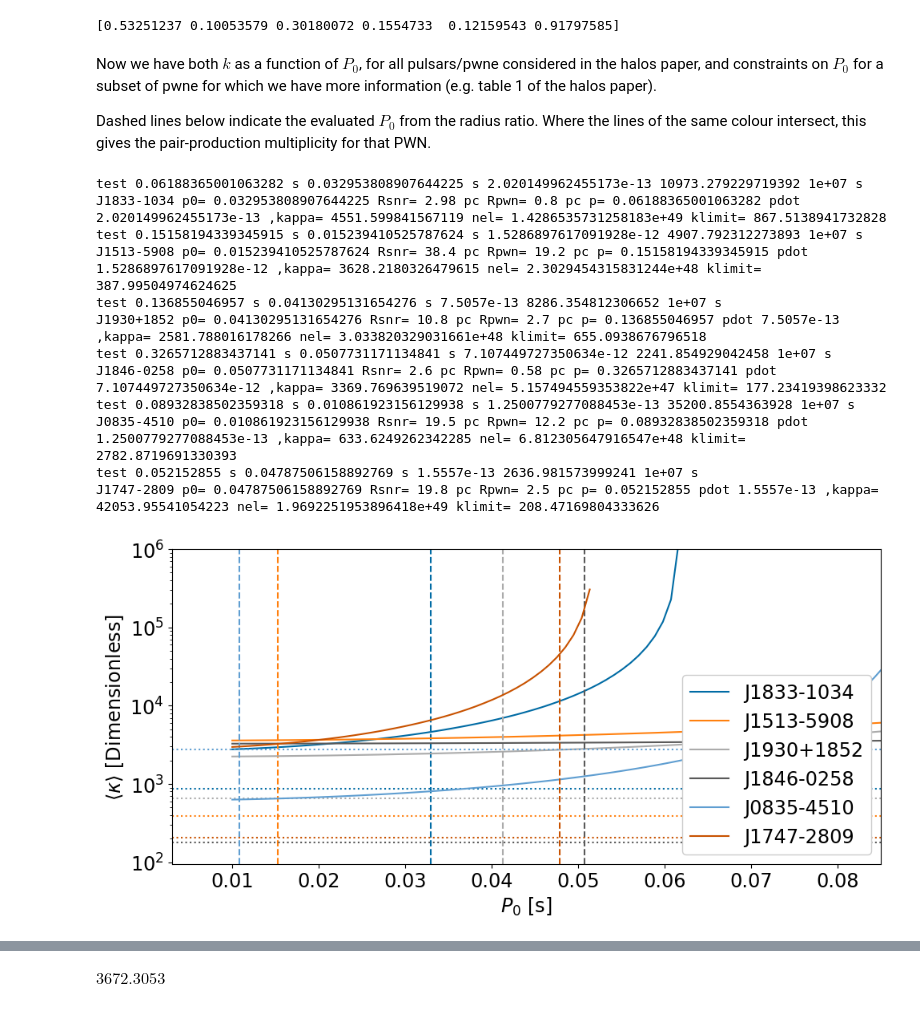
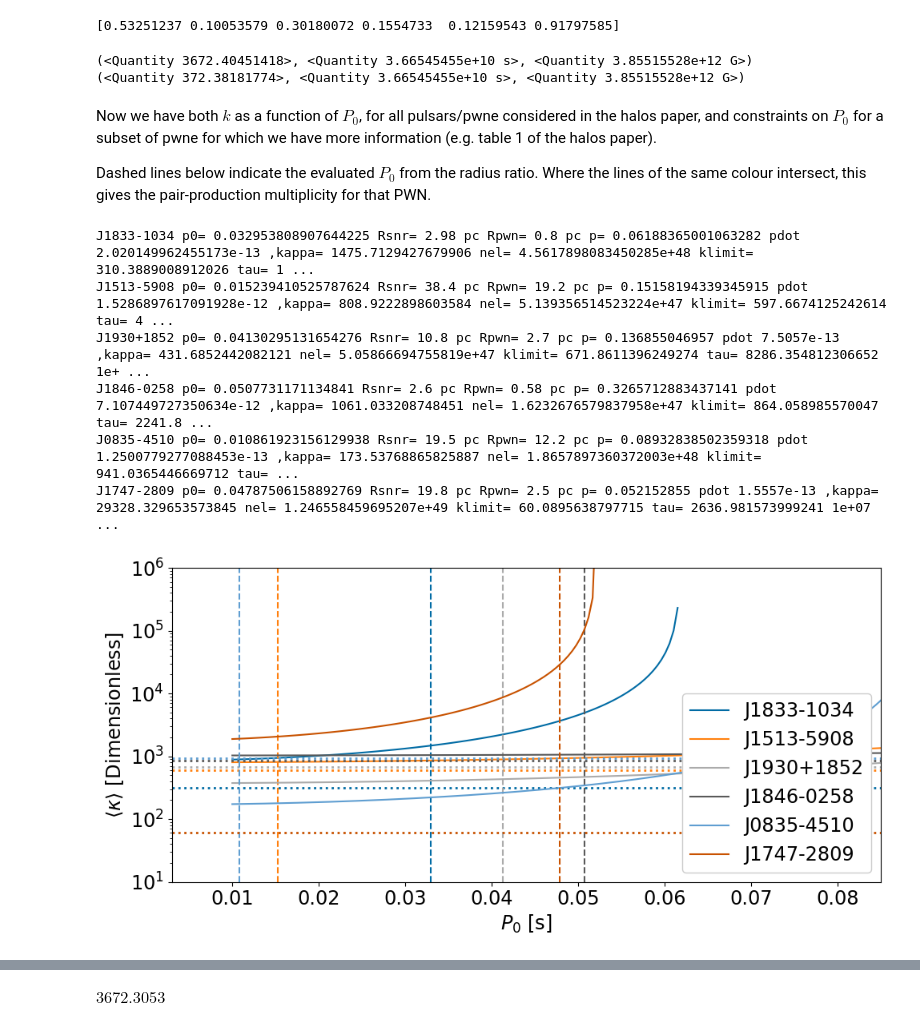
Before and after one commit to STSpencer/psrprops, a Jupyter notebook: PSR_PWN_Testing_giacintiedot.ipynb, the cells around one changed output, grey strips where cells are left out. Saved outputs shown, nothing was run; the diff lists cells and outputs as text; code cells hidden in the pictures.

```diff
--- a/PSR_PWN_Testing_giacintiedot.ipynb
+++ b/PSR_PWN_Testing_giacintiedot.ipynb
@@ -179,6 +179,6 @@ def age_p0(psr_period,psr_pdot,p0=0.01*u.s,n=3):
     return tau_age.to(u.yr)
 # %%
 #Range of initial spin periods
-test_p0 = np.linspace(0.01,0.15,150)*u.s
+test_p0 = np.linspace(0.01,0.15,300)*u.s
 print(test_p0)
 # %% [output]
@@ -367,62 +367,64 @@ print(P_0 / (Patnf*u.s))
 def calc_klimit(p,p0,pdot,ethreshold=3*u.PeV,n=3,eta=1,A56=1):
     ethreshold=ethreshold.to(u.eV)
     tau=(p/((n-1)*pdot))*(1-(p0/p)**(n-1))
-    print('test',p,p0,pdot,tau.to(10**7*u.s))
     t75=tau/(10**7.5*u.s)
     norm=1.2*10**20*u.eV
-    kappa=((ethreshold*t75)/(norm*eta*A56))*10**4
-    return kappa
+    Bp=3.2*10**19*np.sqrt(p.to(u.s).value*pdot.to(u.s/u.s).value)*u.G
+    B13=Bp/(10**13*u.G)
+    kappa=((ethreshold*t75*B13)/(norm*eta*A56))*10**4
+    return kappa, tau, Bp
+
+print(calc_klimit(0.033*u.s,0.005*u.s,(38*u.ns/u.day).to(u.s/u.s),eta=0.03042,n=3))
+print(calc_klimit(0.033*u.s,0.005*u.s,(38*u.ns/u.day).to(u.s/u.s),eta=0.1,n=3,ethreshold=1*u.PeV))
+# %% [output]
+(<Quantity 3672.40451418>, <Quantity 3.66545455e+10 s>, <Quantity 3.85515528e+12 G>)
+(<Quantity 372.38181774>, <Quantity 3.66545455e+10 s>, <Quantity 3.85515528e+12 G>)
 # %% [markdown]
 Now we have both $k$ as a function of $P_0$, for all pulsars/pwne considered in the halos paper, and constraints on $P_0$ for a subset of pwne for which we have more information (e.g. table 1 of the halos paper).
 
 Dashed lines below indicate the evaluated $P_0$ from the radius ratio.
 Where the lines of the same colour intersect, this gives the pair-production multiplicity for that PWN.
 # %%
+
 #Add these derived P0s to the plot above of k vs P0.
 fig=plt.figure(figsize=(10,5))
 for index in range(len(Ratnf)):#len(df)):
 
     i = np.where(atnf_names==Ratnf[index])[0][0]
     tau_p0 = age_p0(period_atnf[i],pdot_atnf[i],test_p0)
     ngj_p0 = calc_ngj(edot[i],tau_p0)
 
     k_p0 = Nel[i] / (2.*ngj_p0)
     mask = test_p0 < period_atnf[i]*u.s
-    klimit = calc_klimit(period_atnf[i]*u.s,P_0[index],pdot_atnf[i]*u.s/u.s)
-    print(Ratnf[index],'p0=',P_0[index].value,'Rsnr=',Rsnr[index],'Rpwn=',Rpwn[index],'p=',period_atnf[i],'pdot',pdot_atnf[i],',kappa=',k_p0[np.abs(P_0[index].value-test_p0[mask].value).argmin()],'nel=',Nel[i],'klimit=',klimit)
+    klimit, tau, Bp = calc_klimit(period_atnf[i]*u.s,P_0[index],pdot_atnf[i]*u.s/u.s, eta=1)
+    print(Ratnf[index],'p0=',P_0[index].value,'Rsnr=',Rsnr[index],'Rpwn=',Rpwn[index],'p=',period_atnf[i],'pdot',pdot_atnf[i],',kappa=',k_p0[np.abs(P_0[index].value-test_p0[mask].value).argmin()],'nel=',Nel[i],'klimit=',klimit,'tau=',tau.to(10**7*u.s),'B=',Bp.to(10**13*u.G))
     #print(Ratnf[index],"p=",period_atnf[i],'pdot',pdot_atnf[i],'nel',Nel[i],'tau',tau_p0)
     #if Ratnf[index]=='J0835-4510':
     #    p = plt.plot(test_p0[mask],k_p0[mask],label='Vela Pulsar aka '+str(Ratnf[index]))
     #elif Ratnf[index]=='J1513-5908':
     #    p = plt.plot(test_p0[mask],k_p0[mask],label='B1509-58 aka '+str(Ratnf[index]))
     #else:
     p = plt.plot(test_p0[mask],k_p0[mask],label=Ratnf[index])
     #plt.plot(0,klimit,marker='x',mfc=p[0].get_color(),markersize=14,clip_on=False)
-    plt.axhline(klimit,color=p[0].get_color(),linestyle='dotted')
+    plt.axhline(klimit,color=p[0].get_color(),linestyle='dotted',lw=2)
     plt.axvline(P_0[index].value,linestyle='--',color=p[0].get_color())
 
 plt.semilogy()
 #plt.ylim(100.,1e6)
 #plt.xlim(0.0,0.16)
 plt.ylabel(r"$\langle \kappa \rangle\ \mathrm{[Dimensionless]}$")
 plt.xlabel("$P_0\ \mathrm{[s]}$")
 #plt.axhline(y=2*c.m_p/c.m_e,color='k',linestyle=':',label='$2m_p/m_e$')
 plt.legend(ncols=1,loc=4,framealpha=1)
 plt.xlim(right=0.085)
-plt.ylim(top=1e6)
+plt.ylim(top=1e6,bottom=1e1)
 plt.tight_layout()
-plt.savefig('kappaplot.png',dpi=300)
+plt.savefig('kappaplot1.png',dpi=300)
 # %% [output]
-test 0.06188365001063282 s 0.032953808907644225 s 2.020149962455173e-13 10973.279229719392 1e+07 s
-J1833-1034 p0= 0.032953808907644225 Rsnr= 2.98 pc Rpwn= 0.8 pc p= 0.06188365001063282 pdot 2.020149962455173e-13 ,kappa= 4551.599841567119 nel= 1.4286535731258183e+49 klimit= 867.5138941732828
-test 0.15158194339345915 s 0.015239410525787624 s 1.5286897617091928e-12 4907.792312273893 1e+07 s
-J1513-5908 p0= 0.015239410525787624 Rsnr= 38.4 pc Rpwn= 19.2 pc p= 0.15158194339345915 pdot 1.5286897617091928e-12 ,kappa= 3628.2180326479615 nel= 2.3029454315831244e+48 klimit= 387.99504974624625
-test 0.136855046957 s 0.04130295131654276 s 7.5057e-13 8286.354812306652 1e+07 s
-J1930+1852 p0= 0.04130295131654276 Rsnr= 10.8 pc Rpwn= 2.7 pc p= 0.136855046957 pdot 7.5057e-13 ,kappa= 2581.788016178266 nel= 3.033820329031661e+48 klimit= 655.0938676796518
-test 0.3265712883437141 s 0.0507731171134841 s 7.107449727350634e-12 2241.854929042458 1e+07 s
-J1846-0258 p0= 0.0507731171134841 Rsnr= 2.6 pc Rpwn= 0.58 pc p= 0.3265712883437141 pdot 7.107449727350634e-12 ,kappa= 3369.769639519072 nel= 5.157494559353822e+47 klimit= 177.23419398623332
-test 0.08932838502359318 s 0.010861923156129938 s 1.2500779277088453e-13 35200.8554363928 1e+07 s
-J0835-4510 p0= 0.010861923156129938 Rsnr= 19.5 pc Rpwn= 12.2 pc p= 0.08932838502359318 pdot 1.2500779277088453e-13 ,kappa= 633.6249262342285 nel= 6.812305647916547e+48 klimit= 2782.8719691330393
-test 0.052152855 s 0.04787506158892769 s 1.5557e-13 2636.981573999241 1e+07 s
-J1747-2809 p0= 0.04787506158892769 Rsnr= 19.8 pc Rpwn= 2.5 pc p= 0.052152855 pdot 1.5557e-13 ,kappa= 42053.95541054223 nel= 1.9692251953896418e+49 klimit= 208.47169804333626
+J1833-1034 p0= 0.032953808907644225 Rsnr= 2.98 pc Rpwn= 0.8 pc p= 0.06188365001063282 pdot 2.020149962455173e-13 ,kappa= 1475.7129427679906 nel= 4.5617898083450285e+48 klimit= 310.3889008912026 tau= 1 ...
+J1513-5908 p0= 0.015239410525787624 Rsnr= 38.4 pc Rpwn= 19.2 pc p= 0.15158194339345915 pdot 1.5286897617091928e-12 ,kappa= 808.9222898603584 nel= 5.139356514523224e+47 klimit= 597.6674125242614 tau= 4 ...
+J1930+1852 p0= 0.04130295131654276 Rsnr= 10.8 pc Rpwn= 2.7 pc p= 0.136855046957 pdot 7.5057e-13 ,kappa= 431.6852442082121 nel= 5.05866694755819e+47 klimit= 671.8611396249274 tau= 8286.354812306652 1e+ ...
+J1846-0258 p0= 0.0507731171134841 Rsnr= 2.6 pc Rpwn= 0.58 pc p= 0.3265712883437141 pdot 7.107449727350634e-12 ,kappa= 1061.033208748451 nel= 1.6232676579837958e+47 klimit= 864.058985570047 tau= 2241.8 ...
+J0835-4510 p0= 0.010861923156129938 Rsnr= 19.5 pc Rpwn= 12.2 pc p= 0.08932838502359318 pdot 1.2500779277088453e-13 ,kappa= 173.53768865825887 nel= 1.8657897360372003e+48 klimit= 941.0365446669712 tau= ...
+J1747-2809 p0= 0.04787506158892769 Rsnr= 19.8 pc Rpwn= 2.5 pc p= 0.052152855 pdot 1.5557e-13 ,kappa= 29328.329653573845 nel= 1.246558459695207e+49 klimit= 60.0895638797715 tau= 2636.981573999241 1e+07 ...
-[figure, old version]
+[figure, new version]
```
Also changed, not shown: parts of 16 cells of this notebook, 1 other file.
